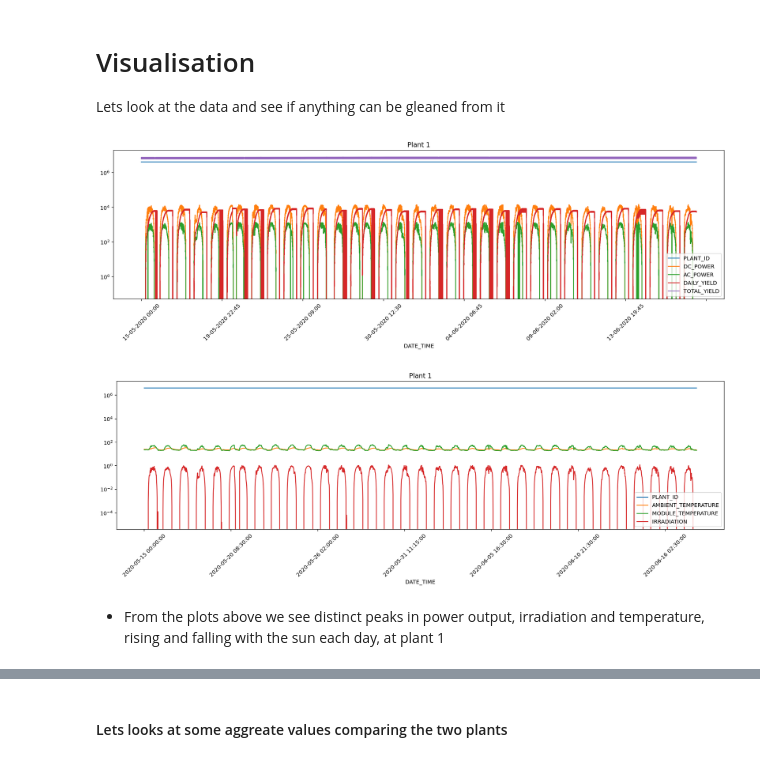
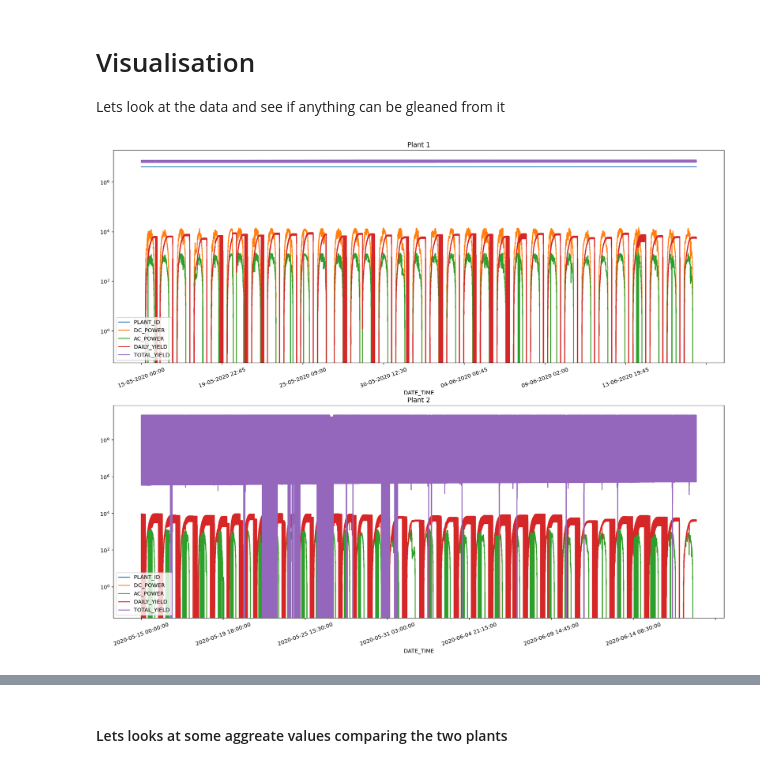
Before and after one commit to rjc89/Kaggle, a Jupyter notebook: Solar_Power_India/solar-power-generation-india.ipynb, the cells around one changed output, grey strips where cells are left out. Cells and saved outputs as stored; diff of their text form; code cells hidden in the pictures.

```diff
--- a/Solar_Power_India/solar-power-generation-india.ipynb
+++ b/Solar_Power_India/solar-power-generation-india.ipynb
@@ -46,13 +46,10 @@ I feel like these two questions go together. The way to identify a need for main
 # Visualisation
 
 Lets look at the data and see if anything can be gleaned from it
-# %%
-plant1_generation.plot(x = 'DATE_TIME', logy = True, figsize = (20, 5), title = 'Plant 1', rot = 45);
-# %% [output]
-[figure, removed]
-# %%
-plant1_weather.plot(x = 'DATE_TIME', logy = True, figsize = (20, 5), title = 'Plant 1', rot = 45);
-# %% [output]
-[figure, removed]
-# %% [markdown]
-- From the plots above we see distinct peaks in power output, irradiation and temperature, rising and falling with the sun each day, at plant 1
+# %%
+fig, axes = plt.subplots(nrows = 2, sharex=False, figsize=(20, 5))
+fig.subplots_adjust(top = 2.5)
+ax = plant1_generation.plot(x = 'DATE_TIME', logy = True, title = 'Plant 1', rot = 20, ax = axes[0]);
+ax = plant2_generation.plot(x = 'DATE_TIME', logy = True, title = 'Plant 2', rot = 20, ax = axes[1]);
+# %% [output]
+[figure, added]
```
Also changed, not shown: parts of 8 cells of this notebook.
